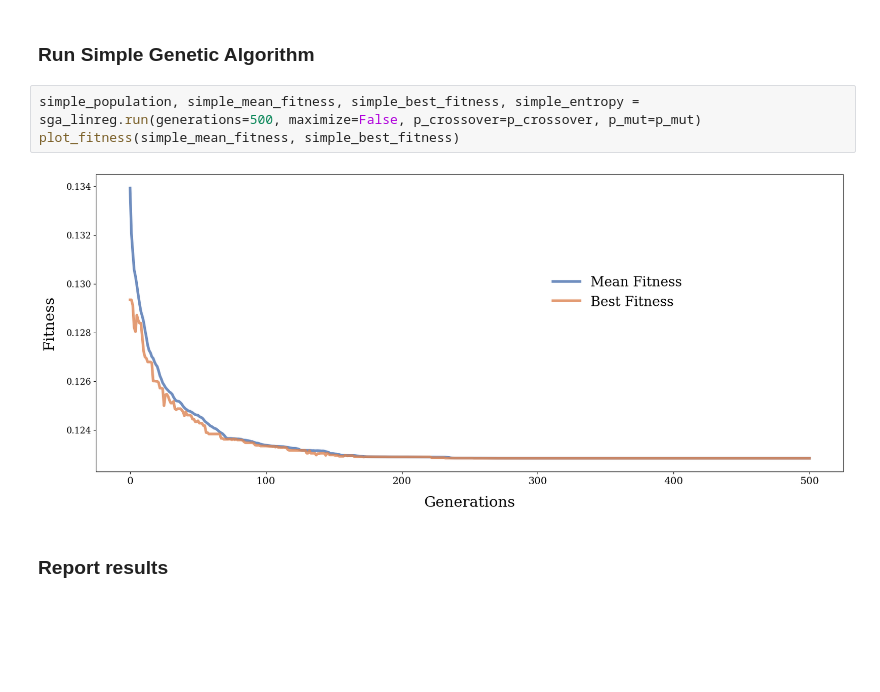
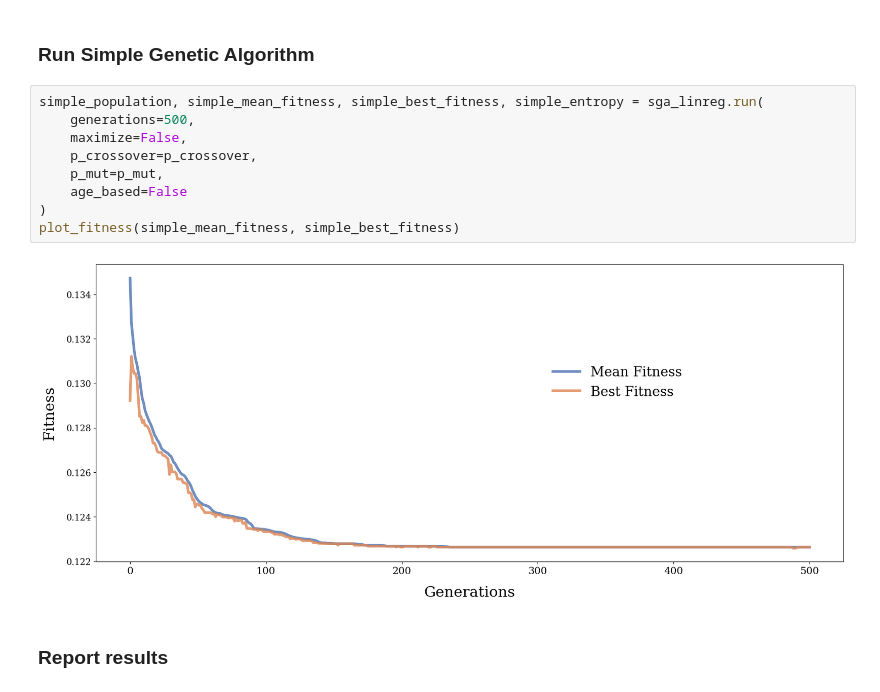
Before and after one commit to olavforland/IT3708, a Jupyter notebook: Project1/demo.ipynb, the cells around one changed output. Cells and saved outputs as stored; diff of their text form; blank space fills up the shorter version.

```diff
--- a/Project1/demo.ipynb
+++ b/Project1/demo.ipynb
@@ -61,10 +62,16 @@ sga_linreg = SGA_LinReg(size=size, bits=bits, linreg=reg)
 # %% [markdown]
 ### Run Simple Genetic Algorithm
 # %%
-simple_population, simple_mean_fitness, simple_best_fitness, simple_entropy = sga_linreg.run(generations=500, maximize=False, p_crossover=p_crossover, p_mut=p_mut)
+simple_population, simple_mean_fitness, simple_best_fitness, simple_entropy = sga_linreg.run(
+    generations=500,
+    maximize=False,
+    p_crossover=p_crossover,
+    p_mut=p_mut,
+    age_based=False
+)
 plot_fitness(simple_mean_fitness, simple_best_fitness)
 # %% [output]
-[figure, old version]
+[figure, new version]
 # %% [markdown]
 ### Report results
 # %%
```
Also changed, not shown: parts of 10 cells of this notebook, 1 other file.
